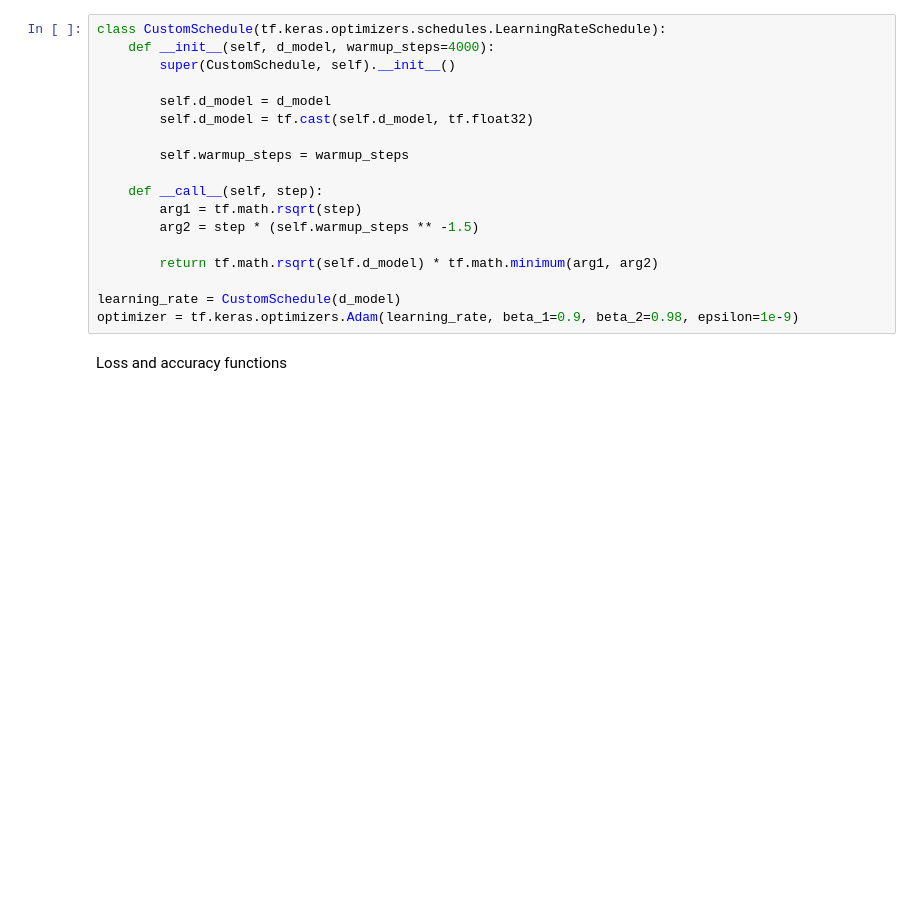
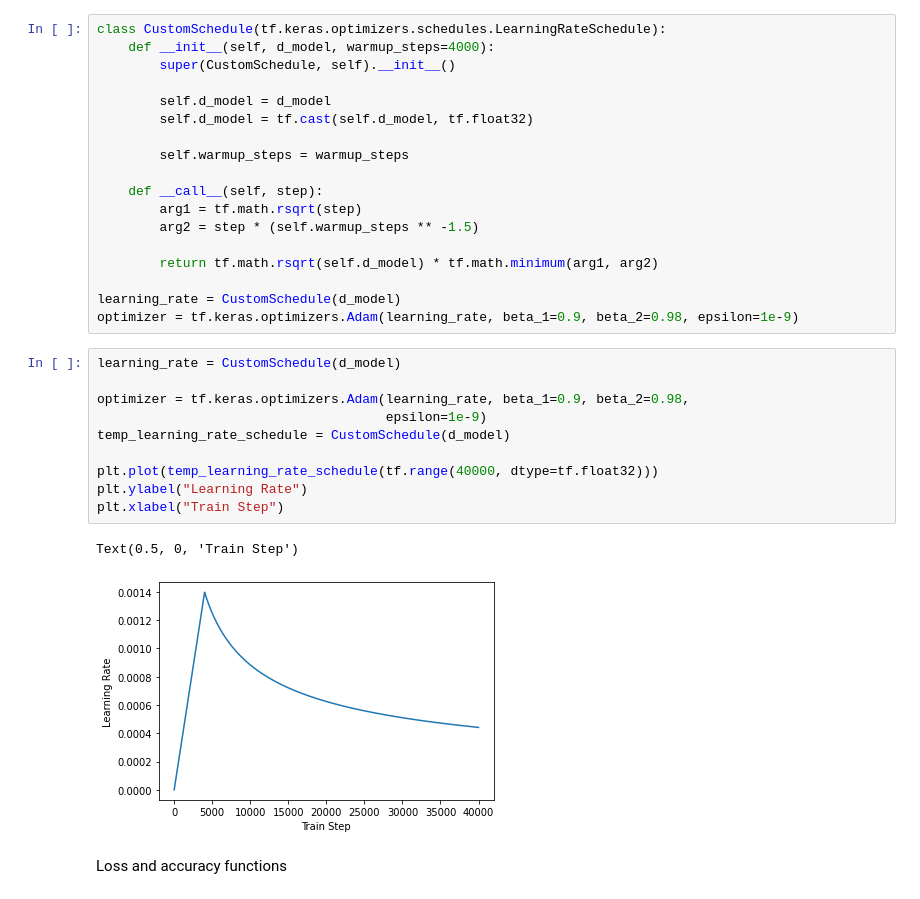
Before and after one commit to SlavaSklokin/MAIS202ML-Shakespeare-Translator, a Jupyter notebook: MAIS202_Translator_Submission.ipynb, the cells around one changed output. Cells and saved outputs as stored; diff of their text form; blank space fills up the shorter version.

```diff
--- a/MAIS202_Translator_Submission.ipynb
+++ b/MAIS202_Translator_Submission.ipynb
@@ -662,6 +737,19 @@ class CustomSchedule(tf.keras.optimizers.schedules.LearningRateSchedule):
 
 learning_rate = CustomSchedule(d_model)
 optimizer = tf.keras.optimizers.Adam(learning_rate, beta_1=0.9, beta_2=0.98, epsilon=1e-9)
+# %%
+learning_rate = CustomSchedule(d_model)
+
+optimizer = tf.keras.optimizers.Adam(learning_rate, beta_1=0.9, beta_2=0.98,
+                                     epsilon=1e-9)
+temp_learning_rate_schedule = CustomSchedule(d_model)
+
+plt.plot(temp_learning_rate_schedule(tf.range(40000, dtype=tf.float32)))
+plt.ylabel("Learning Rate")
+plt.xlabel("Train Step")
+# %% [output]
+Text(0.5, 0, 'Train Step')
+[figure, added]
 # %% [markdown]
 Loss and accuracy functions
 # %%
```
Also changed, not shown: parts of 20 cells of this notebook.
